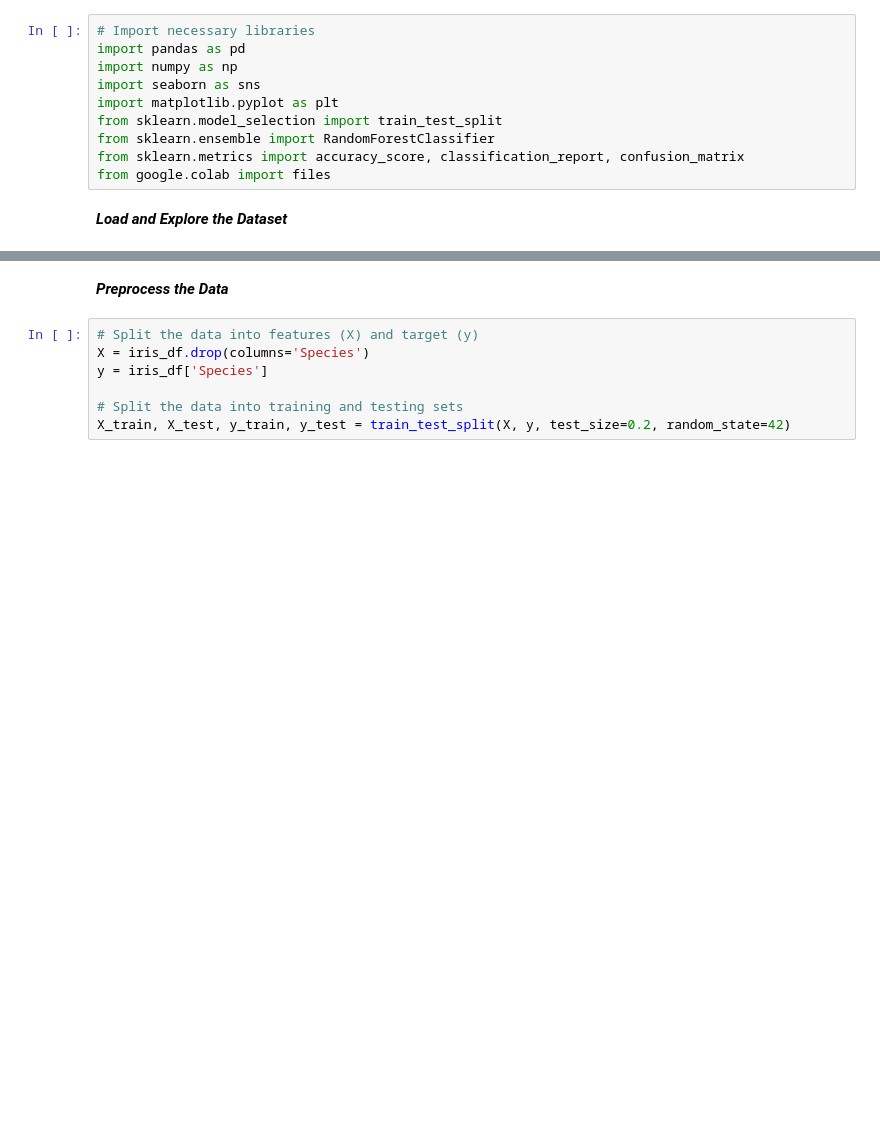
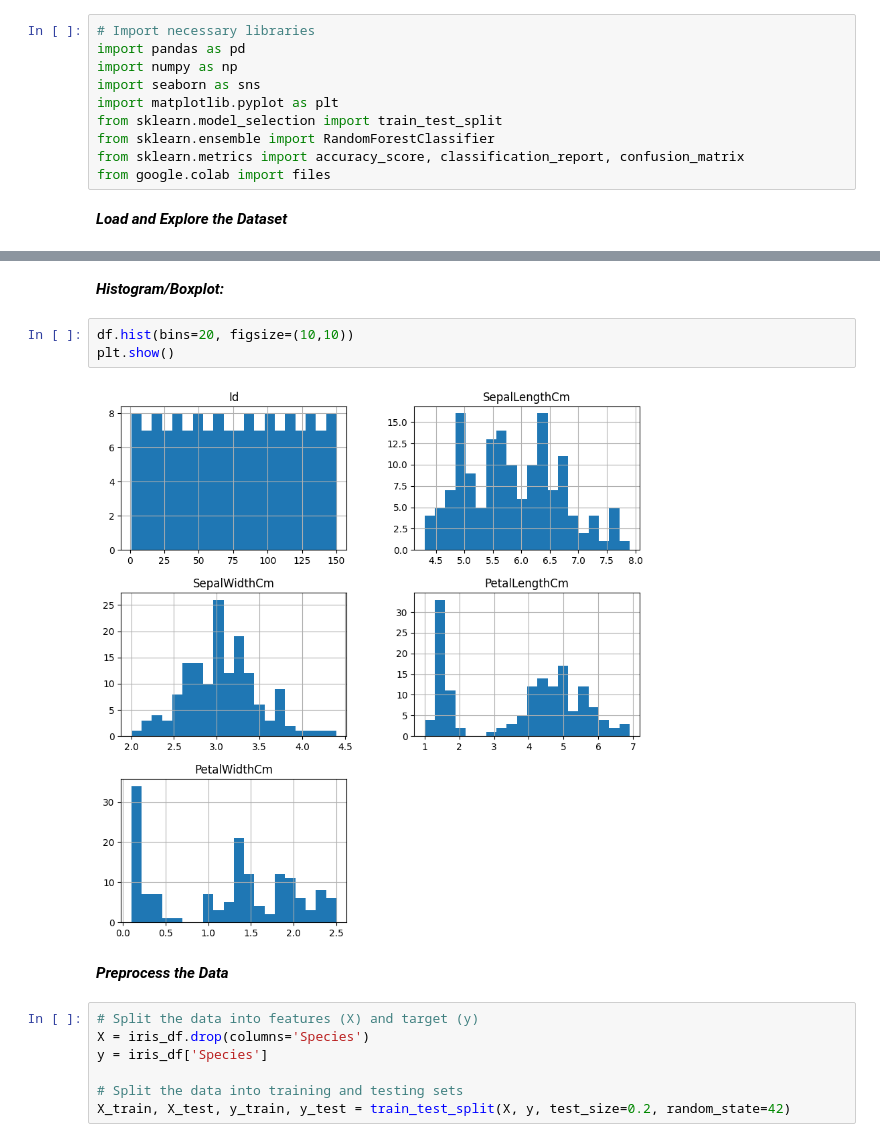
Before and after one commit to bhavanaseelam/OIBSIP, a Jupyter notebook: Task_1.ipynb, the cells around one changed output, grey strips where cells are left out. Saved outputs shown, nothing was run; the diff lists cells and outputs as text; blank space fills up the shorter version.

```diff
--- a/Task_1.ipynb
+++ b/Task_1.ipynb
@@ -81,3 +113,10 @@ Name: count, dtype: int64
+# %% [markdown]
+***Histogram/Boxplot:***
+# %%
+df.hist(bins=20, figsize=(10,10))
+plt.show()
+# %% [output]
+[figure, added]
 # %% [markdown]
 ***Preprocess the Data***
 # %%
```
Also changed, not shown: parts of 7 cells of this notebook.
